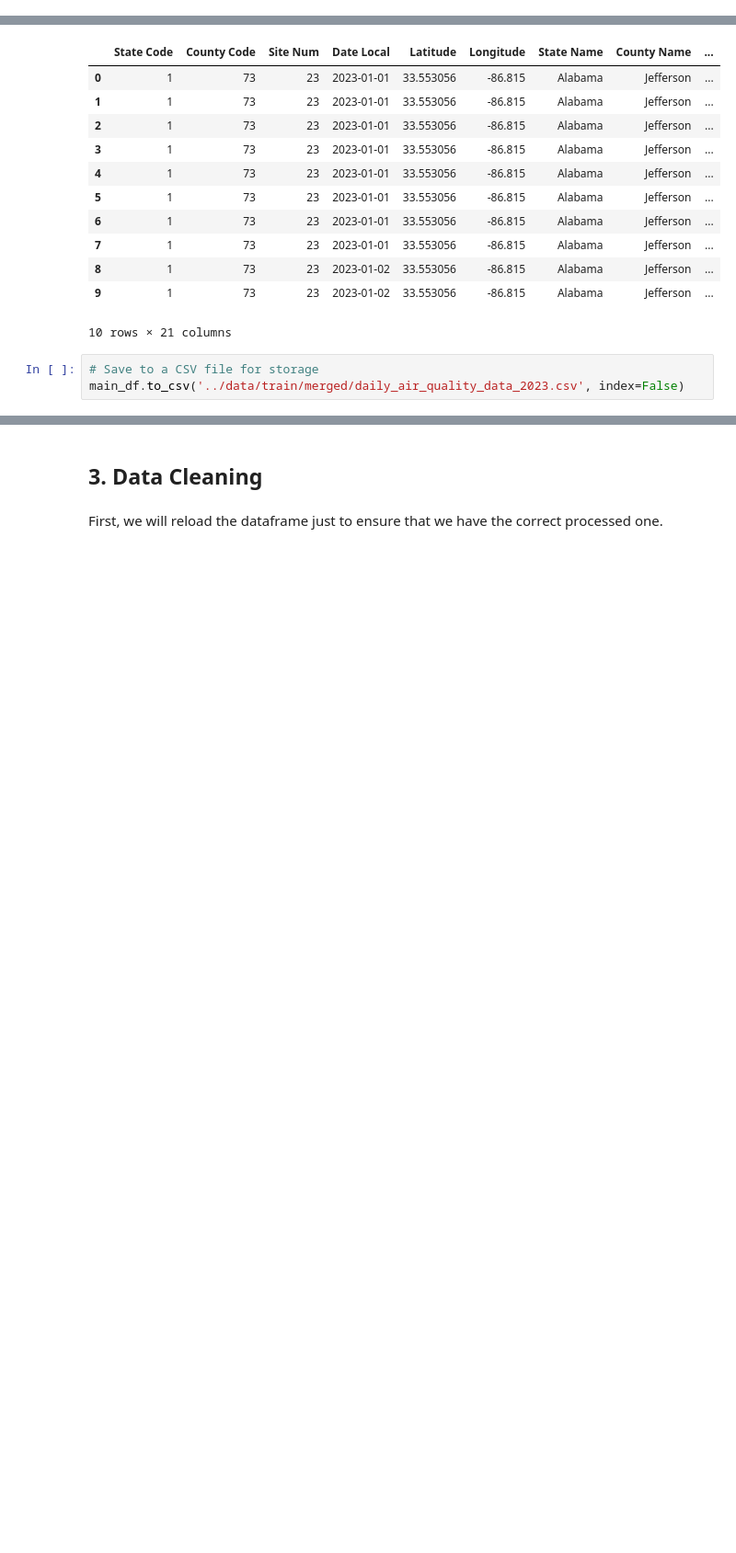
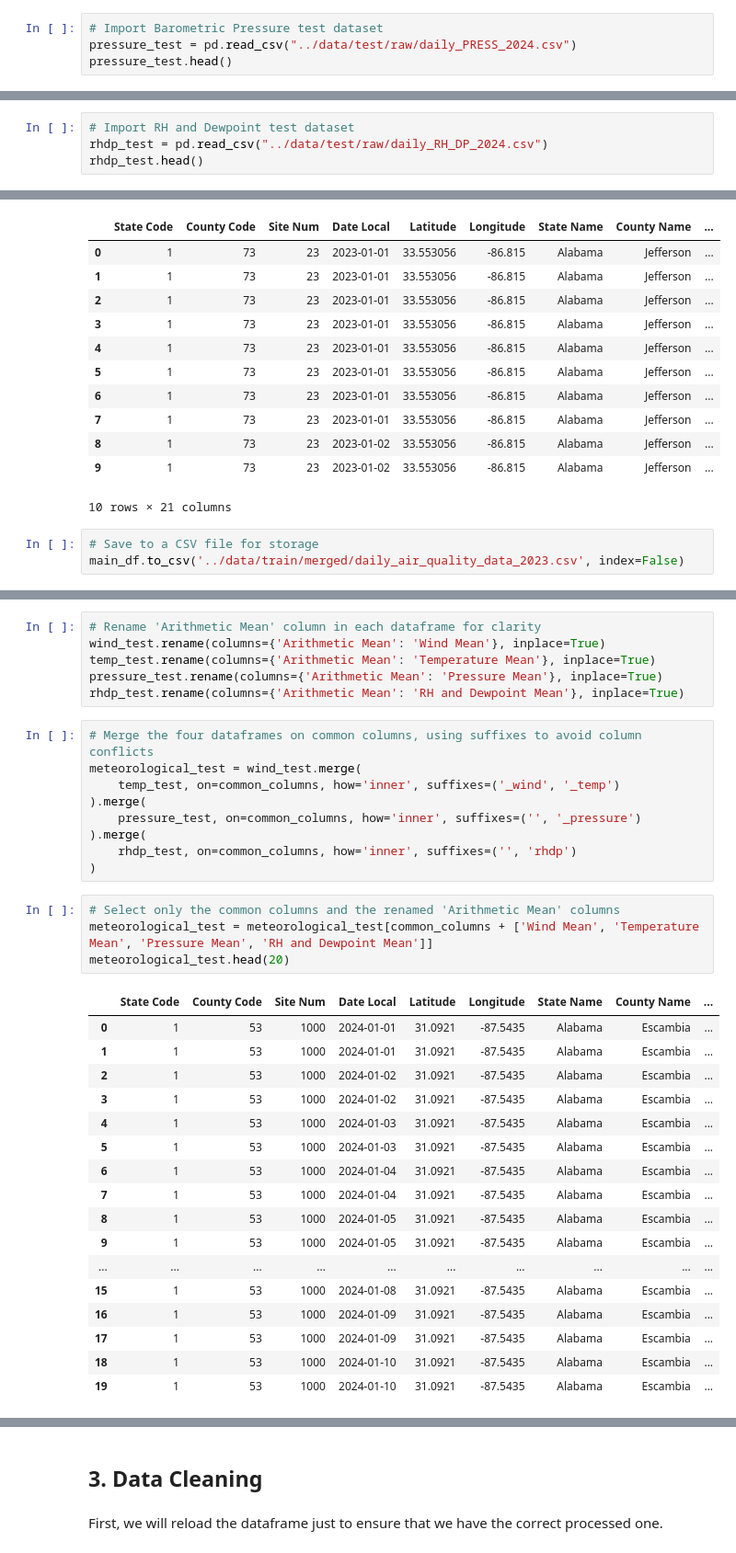
Before and after one commit to nehajanar/Air-Quality-Detection, a Jupyter notebook: code/aqi_prediction.ipynb, the cells around one changed output, grey strips where cells are left out. Shown at 92% size. Drawn from its saved outputs; the diff is of its cells as text; blank space fills up the shorter version.

```diff
--- a/code/aqi_prediction.ipynb
+++ b/code/aqi_prediction.ipynb
@@ -152,0 +253,4 @@ aqi_df.head()
+# %%
+# Import Barometric Pressure test dataset
+pressure_test = pd.read_csv("../data/test/raw/daily_PRESS_2024.csv")
+pressure_test.head()
@@ -152,0 +265,4 @@ aqi_df.head()
+# %%
+# Import RH and Dewpoint test dataset
+rhdp_test = pd.read_csv("../data/test/raw/daily_RH_DP_2024.csv")
+rhdp_test.head()
@@ -333,0 +553,37 @@ main_df.to_csv('../data/train/merged/daily_air_quality_data_2023.csv', index=Fal
+# %%
+# Rename 'Arithmetic Mean' column in each dataframe for clarity
+wind_test.rename(columns={'Arithmetic Mean': 'Wind Mean'}, inplace=True)
+temp_test.rename(columns={'Arithmetic Mean': 'Temperature Mean'}, inplace=True)
+pressure_test.rename(columns={'Arithmetic Mean': 'Pressure Mean'}, inplace=True)
+rhdp_test.rename(columns={'Arithmetic Mean': 'RH and Dewpoint Mean'}, inplace=True)
+# %%
+# Merge the four dataframes on common columns, using suffixes to avoid column conflicts
+meteorological_test = wind_test.merge(
+    temp_test, on=common_columns, how='inner', suffixes=('_wind', '_temp')
+).merge(
+    pressure_test, on=common_columns, how='inner', suffixes=('', '_pressure')
+).merge(
+    rhdp_test, on=common_columns, how='inner', suffixes=('', 'rhdp')
+)
+# %%
+# Select only the common columns and the renamed 'Arithmetic Mean' columns
+meteorological_test = meteorological_test[common_columns + ['Wind Mean', 'Temperature Mean', 'Pressure Mean', 'RH and Dewpoint Mean']]
+meteorological_test.head(20)
+# %% [output]
+|  | State Code | County Code | Site Num | Date Local | Latitude | Longitude | State Name | County Name | ... |
+| 0 | 1 | 53 | 1000 | 2024-01-01 | 31.0921 | -87.5435 | Alabama | Escambia | ... |
+| 1 | 1 | 53 | 1000 | 2024-01-01 | 31.0921 | -87.5435 | Alabama | Escambia | ... |
+| 2 | 1 | 53 | 1000 | 2024-01-02 | 31.0921 | -87.5435 | Alabama | Escambia | ... |
+| 3 | 1 | 53 | 1000 | 2024-01-02 | 31.0921 | -87.5435 | Alabama | Escambia | ... |
+| 4 | 1 | 53 | 1000 | 2024-01-03 | 31.0921 | -87.5435 | Alabama | Escambia | ... |
+| 5 | 1 | 53 | 1000 | 2024-01-03 | 31.0921 | -87.5435 | Alabama | Escambia | ... |
+| 6 | 1 | 53 | 1000 | 2024-01-04 | 31.0921 | -87.5435 | Alabama | Escambia | ... |
+| 7 | 1 | 53 | 1000 | 2024-01-04 | 31.0921 | -87.5435 | Alabama | Escambia | ... |
+| 8 | 1 | 53 | 1000 | 2024-01-05 | 31.0921 | -87.5435 | Alabama | Escambia | ... |
+| 9 | 1 | 53 | 1000 | 2024-01-05 | 31.0921 | -87.5435 | Alabama | Escambia | ... |
+| ... | ... | ... | ... | ... | ... | ... | ... | ... | ... |
+| 15 | 1 | 53 | 1000 | 2024-01-08 | 31.0921 | -87.5435 | Alabama | Escambia | ... |
+| 16 | 1 | 53 | 1000 | 2024-01-09 | 31.0921 | -87.5435 | Alabama | Escambia | ... |
+| 17 | 1 | 53 | 1000 | 2024-01-09 | 31.0921 | -87.5435 | Alabama | Escambia | ... |
+| 18 | 1 | 53 | 1000 | 2024-01-10 | 31.0921 | -87.5435 | Alabama | Escambia | ... |
+| 19 | 1 | 53 | 1000 | 2024-01-10 | 31.0921 | -87.5435 | Alabama | Escambia | ... |
```
Also changed, not shown: parts of 43 cells of this notebook, 6 other files.
